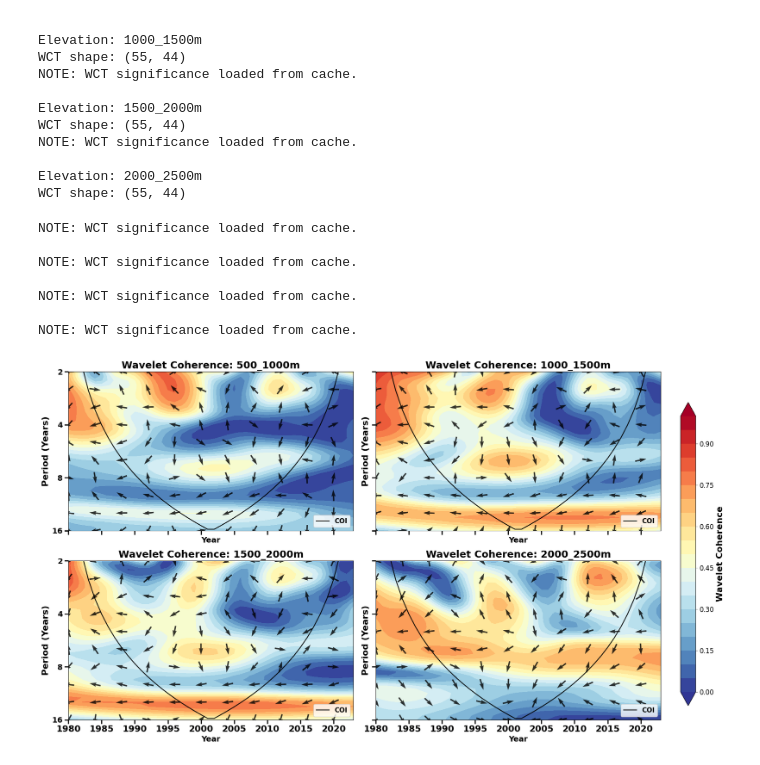
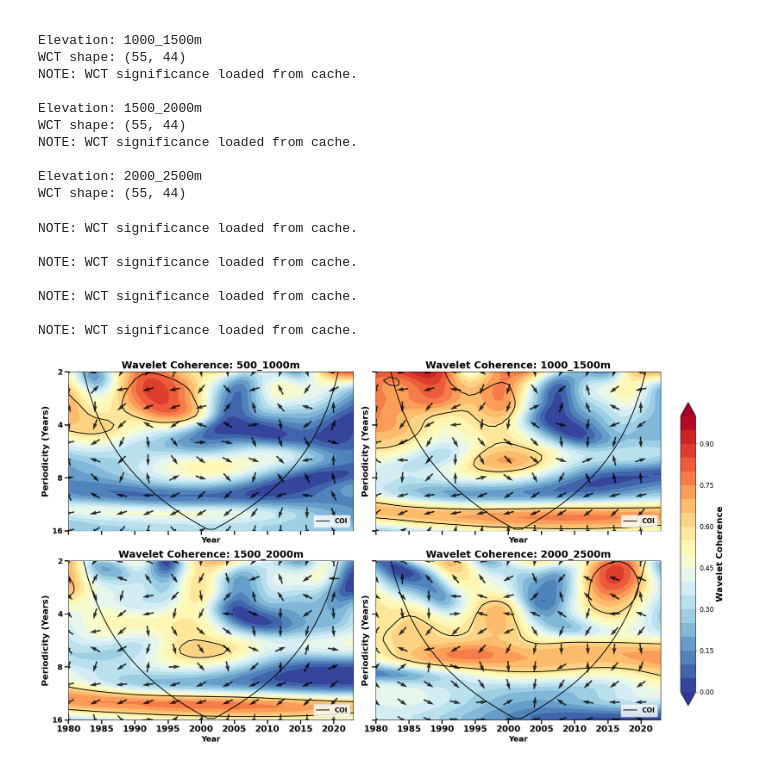
Before and after one commit to Nadiesenali/ENSO_effects_SD, a Jupyter notebook: notebooks/1_ENSO_SWEI_relationship.ipynb, the cells around one changed output. Drawn from its saved outputs; the diff is of its cells as text; code cells hidden in the pictures.

```diff
--- a/notebooks/1_ENSO_SWEI_relationship.ipynb
+++ b/notebooks/1_ENSO_SWEI_relationship.ipynb
@@ -136,5 +171,8 @@ plt.show()
 # %%
 # yearly average of ENSO data
-enso_data_yearly = enso_data.groupby('Year').mean().reset_index().drop(columns=['Month'])
+enso_data_yearly = enso_data.groupby('Seasonal_Year').mean().reset_index().drop(columns=['Month'])
+
+# drop Yearcolumn
+enso_data_yearly = enso_data_yearly.drop(columns=['Year'])
 display(enso_data_yearly.head())
 # %% [output]
@@ -168,7 +206,7 @@ plt.show()
 # %%
 # merge ENSO data with SWEI data
-merged_data_8mo = pd.merge(swei_8mo_data_avg, enso_data_yearly, left_on='Seasonal_Year', right_on='Year').round(1)
-merged_data_1mo = pd.merge(swei_1mo_data_avg, enso_data, left_on=['Seasonal_Year', 'month'], right_on=['Year', 'Month'])
+merged_data_8mo = pd.merge(swei_8mo_data_avg, enso_data_yearly, left_on='Seasonal_Year', right_on='Seasonal_Year').round(1)
+merged_data_1mo = pd.merge(swei_1mo_data_avg, enso_data, left_on=['Seasonal_Year', 'month'], right_on=['Seasonal_Year', 'Month'])
 display(merged_data_8mo.head())
 display(merged_data_1mo.head())
 # %% [output]
@@ -437,7 +480,7 @@ for i, elev in enumerate(elevations):
 
     subset = merged_data_8mo[(merged_data_8mo['Elevation_Category'] == elev)]
 
-    el_nino_subset = subset[subset['ENSO'] > 0.5]
+    el_nino_subset = subset[subset['ENSO'] >-2]
     ax = axes.flat[i]
     ax.scatter(el_nino_subset['ENSO'], el_nino_subset['SWEI'], color='red')
 
@@ -452,11 +495,11 @@ for i, elev in enumerate(elevations):
     ax.set_ylabel('SWEI')
     ax.axhline(0, linestyle='--', color='gray')
     ax.axvline(0.5, linestyle='--', color='gray')
-    ax.set_xlim(0.5, 1.5)
-    ax.set_ylim(-2, 1.5)
+    #ax.set_xlim(0.5, 1.5)
+    #ax.set_ylim(-2, 1.5)
     ax.grid()
 
 plt.tight_layout()
-plt.savefig(config['plots_dir'] / 'correlation_SWEI_vs_ENSO_ElNino_8mo.png', dpi=1000)
+#plt.savefig(config['plots_dir'] / 'correlation_SWEI_vs_ENSO_ElNino_8mo.png', dpi=1000)
 plt.show()
 # %% [output]
@@ -581,9 +621,9 @@ array([1981, 1983, 1984, 1985, 1986, 1988, 1989, 1995, 1996, 1997, 1998,
 # %%
 # determineENSO phase for each year based on thresholds
-merged_data_1mo['ENSO_Phase'] = np.select(
+merged_data_8mo['ENSO_Phase'] = np.select(
     [
-        merged_data_1mo['ENSO'] >= 0.5,
-        merged_data_1mo['ENSO'] <= -0.5
+        merged_data_8mo['ENSO'] >= 0.5,
+        merged_data_8mo['ENSO'] <= -0.5
     ],
     [
         'El Niño',
@@ -839,48 +902,52 @@ for i, elev in enumerate(elevations):
         alpha=0.8
     )
 
+    # significance contour
+    sig95 = np.tile(sig[:, None], (1, len(t)))
+    sig95 = WCT / sig95
     # expand 1D sig to 2D to match (period x time) grid
     sig2d = np.tile(sig[:, None], (1, t.size))
 
     ax.contour(
         t,
         np.log2(period),
-        sig2d,
+        sig95,
         levels=[1],
         colors='black',
+        linestyle='--',
         linewidths=1.5
     )
 
     ax.plot(t, np.log2(coi), color='black', linewidth=1.5, label='COI')
     ax.set_title(f'Wavelet Coherence: {elev}', fontsize=18, fontweight='bold')
     ax.set_xlabel('Year', fontsize=14, fontweight='bold')
     ax.set_xticklabels(np.arange(1980, 2025, 5).astype(int), fontsize=16, fontweight='bold')
     ax.tick_params(axis='x', which='major', width=2, length=7)
-    ax.set_ylabel('Period (Years)', fontsize=16, fontweight='bold')
+    ax.set_ylabel('Periodicity (Years)', fontsize=16, fontweight='bold')
     ax.set_yticklabels([f"{int(2**p)}" for p in ax.get_yticks()], fontsize=16, fontweight='bold')
     period_ticks = np.array([2, 4, 8, 16])
     ax.set_yticks(np.log2(period_ticks))
     ax.tick_params(axis='y', which='major', width=2, length=7)
     ax.set_yticklabels(period_ticks, fontsize=14, fontweight='bold')
     ax.set_ylim(np.log2(16), np.log2(2))
     legend = ax.legend(loc='lower right', fontsize=12, frameon=True)
     for txt in legend.get_texts():
         txt.set_fontweight('bold')
         txt.set_fontweight('bold')
 
 fig.subplots_adjust(right=1.05)
 cbar = fig.colorbar(cf, ax=axes.ravel().tolist(), location='right', pad=0.02, fraction=0.03)
 cbar.ax.tick_params(labelsize=12)
 cbar.set_label('Wavelet Coherence', fontsize=16, fontweight='bold')
-plt.savefig(config['plots_dir'] / 'wavelet_coherence_SWEI_ENSO_8mo.png', dpi=1000, bbox_inches='tight')
+#plt.savefig(config['plots_dir'] / 'wavelet_coherence_SWEI_ENSO_8mo.png', dpi=1000, bbox_inches='tight')
 plt.tight_layout()
 plt.show()
 # %% [output]
 NOTE: WCT significance loaded from cache.
 
 NOTE: WCT significance loaded from cache.
 
 NOTE: WCT significance loaded from cache.
 
 NOTE: WCT significance loaded from cache.
-[figure, old version]
+[figure, new version]
```
Also changed, not shown: parts of 23 cells of this notebook, 11 other files.
